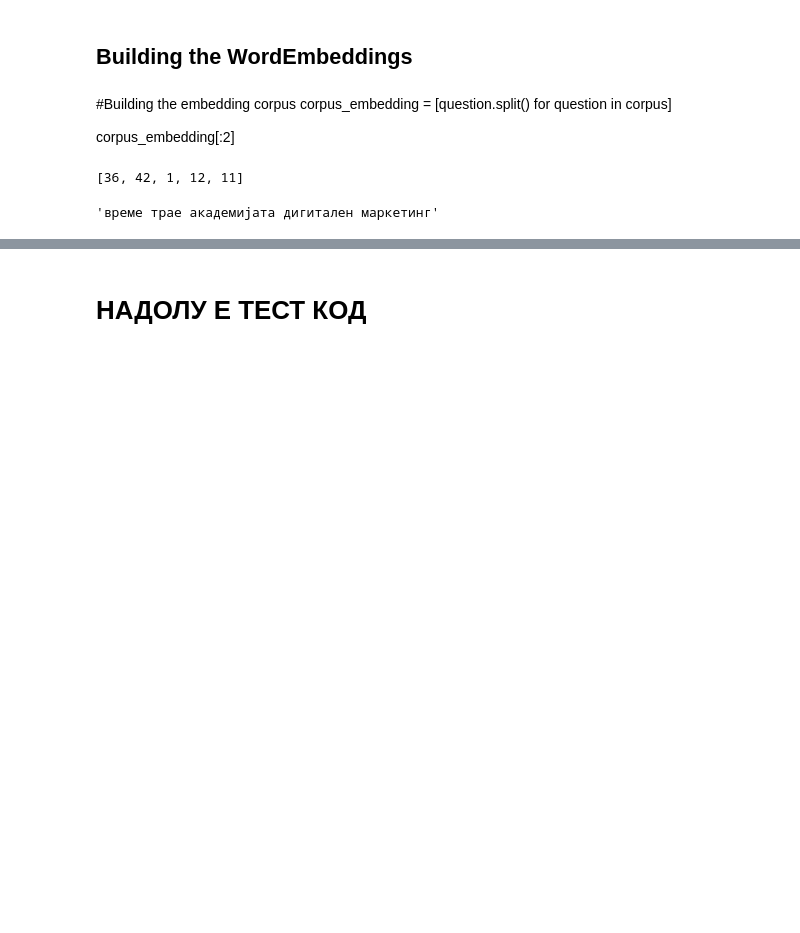
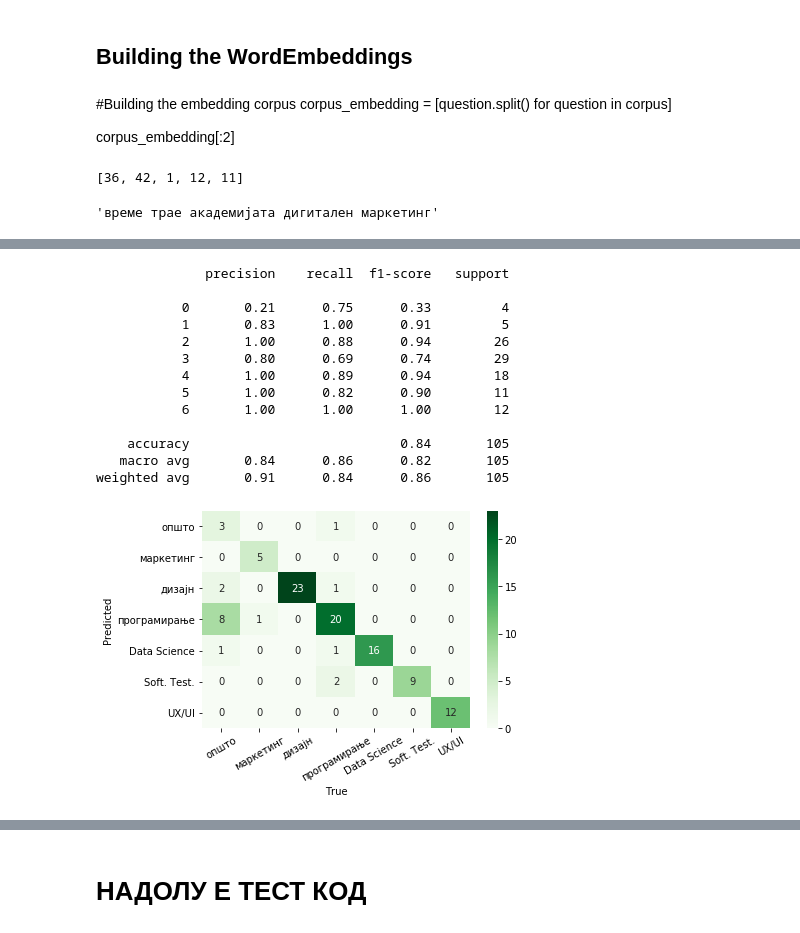
Before and after one commit to filipgd1/NLP-Chatbot, a Jupyter notebook: text_preprocessing_chatbot.ipynb, the cells around one changed output, grey strips where cells are left out. Cells and saved outputs as stored; diff of their text form; code cells hidden in the pictures; blank space fills up the shorter version.

```diff
--- a/text_preprocessing_chatbot.ipynb
+++ b/text_preprocessing_chatbot.ipynb
@@ -316,0 +390,29 @@ array([-0.36950657,  0.18893042,  0.01634129, -0.00867986,  0.11965057,
+# %%
+# Building the Naive Bayes Classifier
+bayes_classifier = BernoulliNB()
+
+bayes_classifier.fit(X_train, y_train)
+
+bayes_pred = bayes_classifier.predict(X_test)
+
+#Printing the classification report
+bayes_class_report = classification_report(y_test, bayes_pred)
+print(bayes_class_report)
+
+#confusion_matrix()
+plot_confusion_matrix(y_test, bayes_pred, cat_labels)
+# %% [output]
+              precision    recall  f1-score   support
+
+           0       0.21      0.75      0.33         4
+           1       0.83      1.00      0.91         5
+           2       1.00      0.88      0.94        26
+           3       0.80      0.69      0.74        29
+           4       1.00      0.89      0.94        18
+           5       1.00      0.82      0.90        11
+           6       1.00      1.00      1.00        12
+
+    accuracy                           0.84       105
+   macro avg       0.84      0.86      0.82       105
+weighted avg       0.91      0.84      0.86       105
+[figure, added]
```
Also changed, not shown: parts of 20 cells of this notebook.
